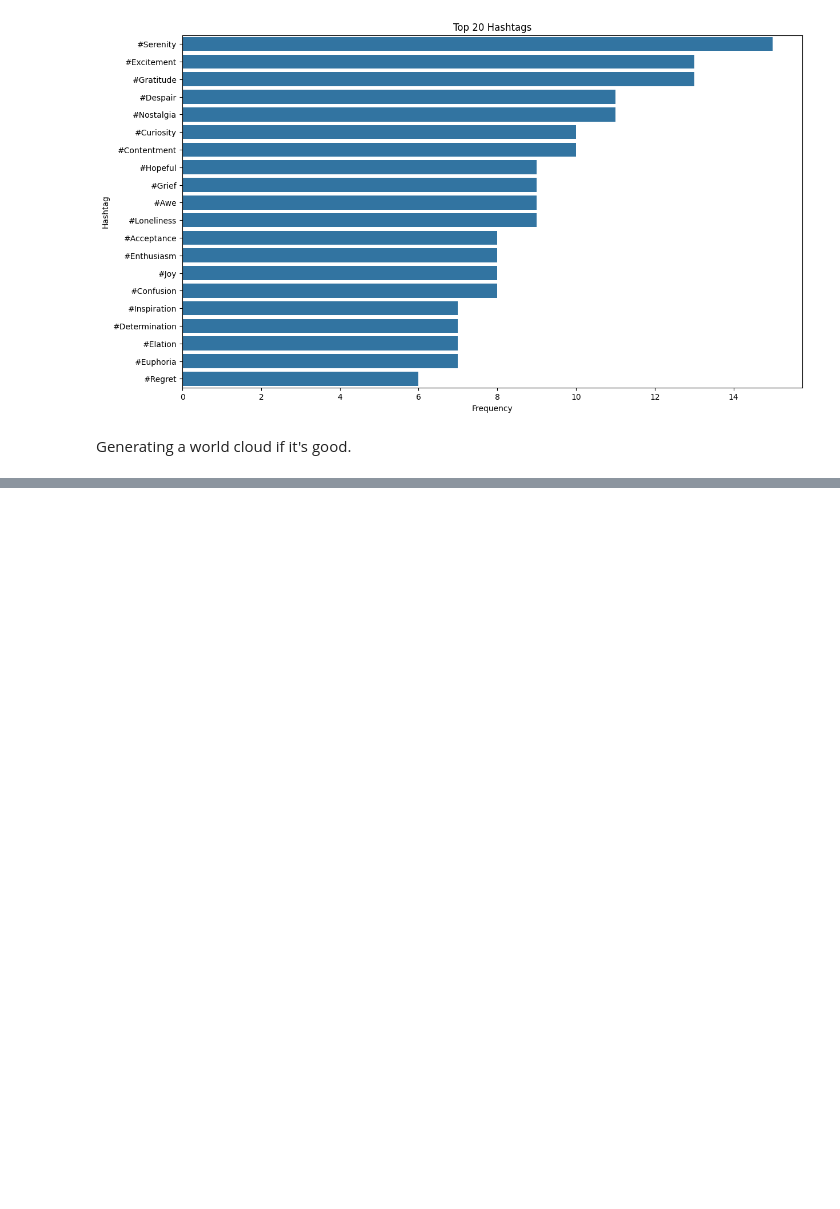
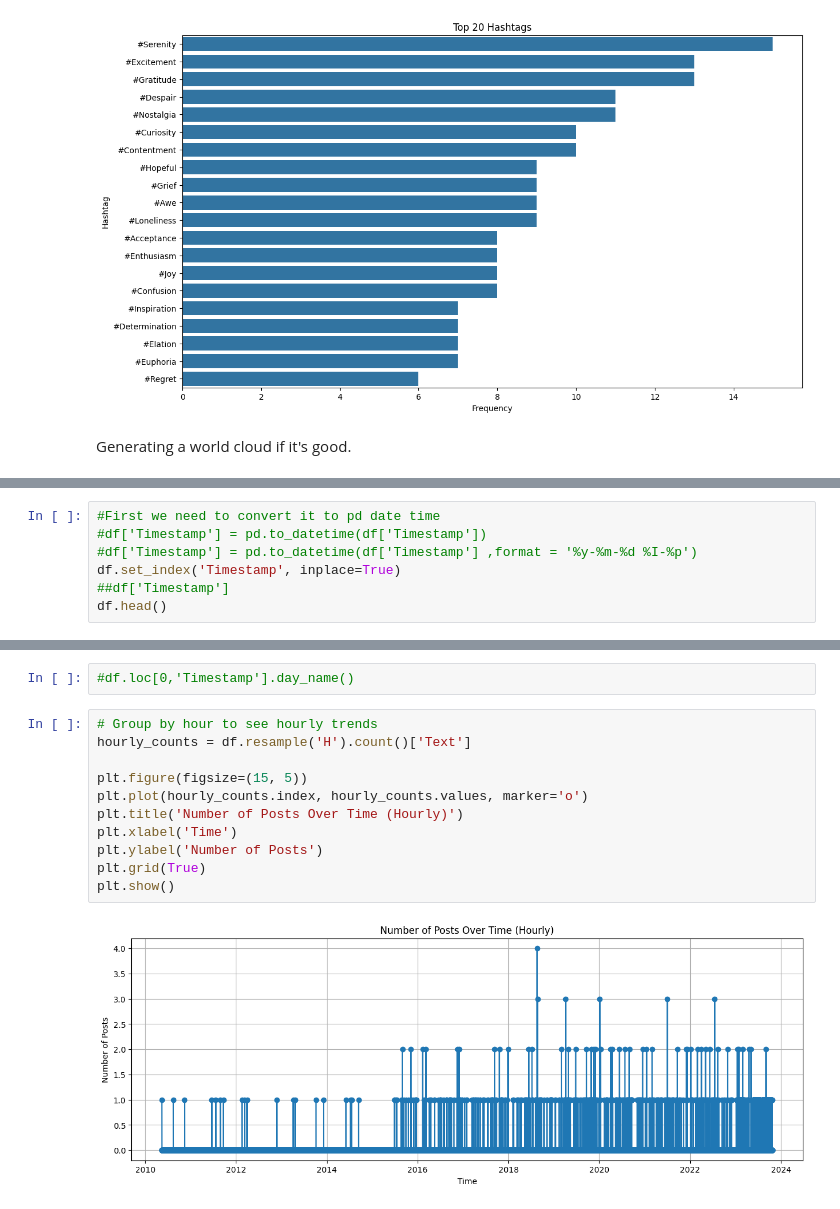
Before and after one commit to imon333/2Truth_and_a-_Lie, a Jupyter notebook: main.ipynb, the cells around one changed output, grey strips where cells are left out. Saved outputs shown, nothing was run; the diff lists cells and outputs as text; blank space fills up the shorter version.

```diff
--- a/main.ipynb
+++ b/main.ipynb
@@ -167,0 +245,7 @@ NameError: name 'hashtag_count' is not defined
+# %%
+#First we need to convert it to pd date time
+#df['Timestamp'] = pd.to_datetime(df['Timestamp'])
+#df['Timestamp'] = pd.to_datetime(df['Timestamp'] ,format = '%y-%m-%d %I-%p')
+df.set_index('Timestamp', inplace=True)
+##df['Timestamp']
+df.head()
@@ -167,0 +260,15 @@ NameError: name 'hashtag_count' is not defined
+# %%
+#df.loc[0,'Timestamp'].day_name()
+# %%
+# Group by hour to see hourly trends
+hourly_counts = df.resample('H').count()['Text']
+
+plt.figure(figsize=(15, 5))
+plt.plot(hourly_counts.index, hourly_counts.values, marker='o')
+plt.title('Number of Posts Over Time (Hourly)')
+plt.xlabel('Time')
+plt.ylabel('Number of Posts')
+plt.grid(True)
+plt.show()
+# %% [output]
+[figure, added]
```
Also changed, not shown: parts of 25 cells of this notebook, 5 other files.
